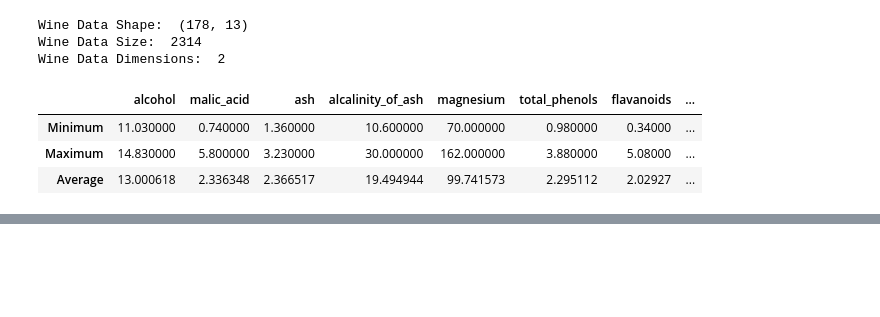
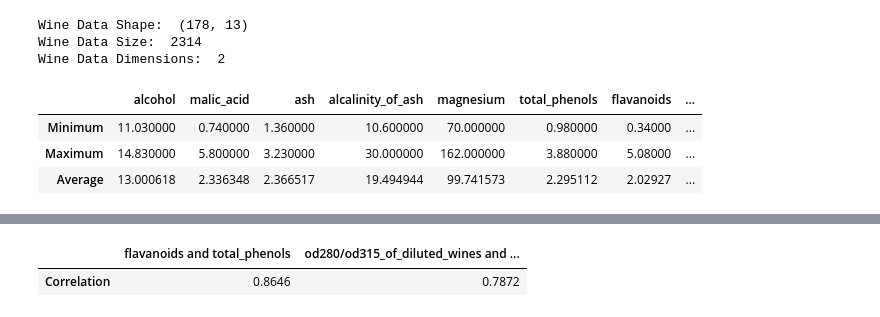
Before and after one commit to pramasahayam/Assignment-2, a Jupyter notebook: g7_assign2.ipynb, the cells around one changed output, grey strips where cells are left out. Saved outputs shown, nothing was run; the diff lists cells and outputs as text; code cells hidden in the pictures; blank space fills up the shorter version.

```diff
--- a/g7_assign2.ipynb
+++ b/g7_assign2.ipynb
@@ -44,13 +45,16 @@ Wine Data Dimensions:  2
 # %%
 #min, max, average for features and target labels
 stats_df = pd.DataFrame(index = ['Minimum', 'Maximum', 'Average'])
-for i in range(len(wine_data.feature_names)):
-    name = wine_data.feature_names[i]
+for i in range(len(features)):
+    #min, max, average of features
+    name = features[i]
     stats_df[name] = [
         np.min(wine_df[name]),
         np.max(wine_df[name]),
         np.average(wine_df[name])
     ]
+
+#min, max, average of target
 stats_df['target'] = [
     np.min(wine_data.target),
     np.max(wine_data.target),
@@ -64,0 +93,20 @@ stats_df
+# %%
+corr_disp = pd.DataFrame(index=['Correlation'])
+
+for i in range(len(features)):
+    name = features[i]
+    for j in range(len(corr_matrix[name])):
+
+        #elements will always have a 1 correlation with itself, filter out
+        #filter out repeats since values across the matrix diagonal are the same
+        if corr_matrix[name].iloc[j] == 1:
+            break
+
+        #check for strong correlation (x>0.7 or x<-0.7)
+        if corr_matrix[name].iloc[j] > 0.7 or corr_matrix[name].iloc[j] < -0.7:
+            corr_disp[f'{name} and {features[j]}'] = round(corr_matrix[name].iloc[j], 4)
+
+corr_disp
+# %% [output]
+|  | flavanoids and total_phenols | od280/od315_of_diluted_wines and ... |
+| Correlation | 0.8646 | 0.7872 |
```
Also changed, not shown: parts of 3 cells of this notebook.
